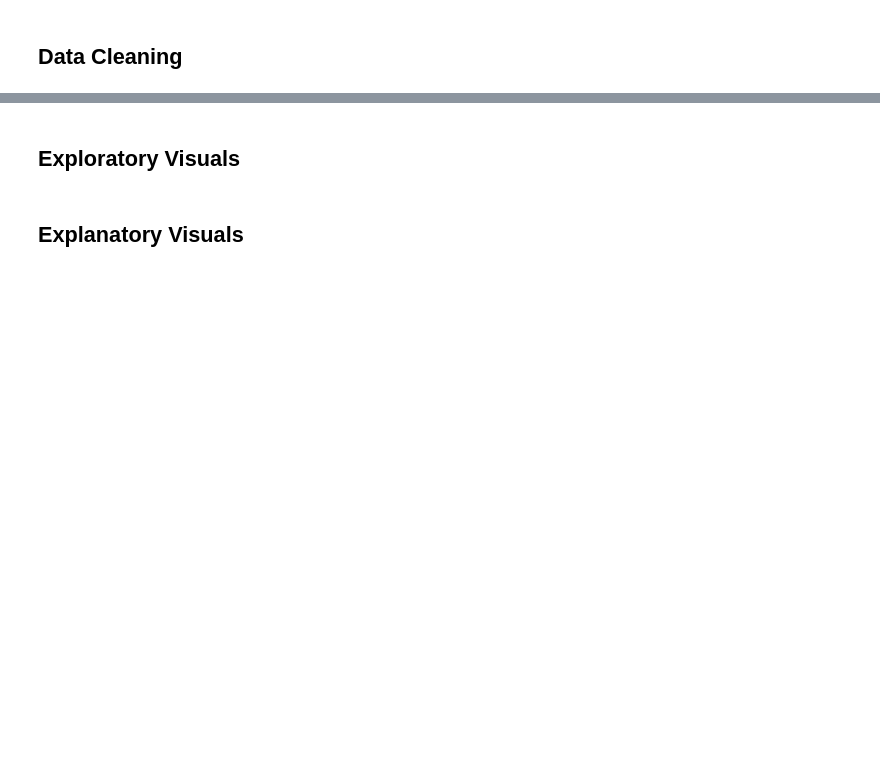
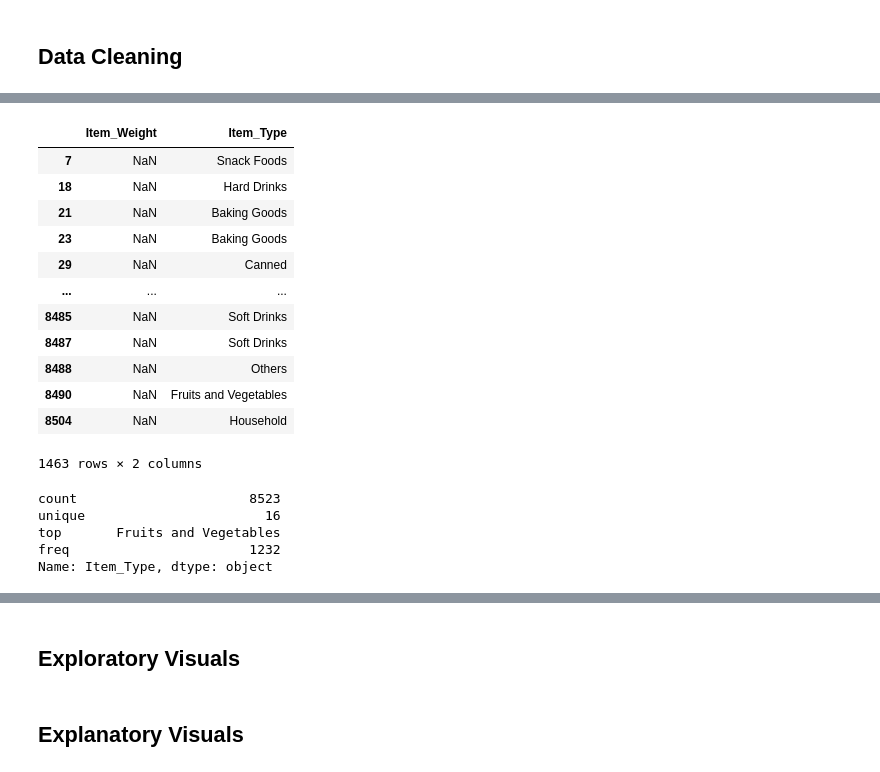
Before and after one commit to hawkeyedatatsai/food-sales-predictions, a Jupyter notebook: Heng_Tser_Tsai_Food_Sales_Predictions.ipynb, the cells around one changed output, grey strips where cells are left out. Drawn from its saved outputs; the diff is of its cells as text; code cells hidden in the pictures; blank space fills up the shorter version.

```diff
--- a/Heng_Tser_Tsai_Food_Sales_Predictions.ipynb
+++ b/Heng_Tser_Tsai_Food_Sales_Predictions.ipynb
@@ -9,0 +118,27 @@
+# %%
+Item_weight_missing_values_filter = df['Item_Weight'].isna()
+df[Item_weight_missing_values_filter][['Item_Weight', "Item_Type"]]
+#finds out 1463 rows w/ missing Item_Weight
+# %% [output]
+|  | Item_Weight | Item_Type |
+| 7 | NaN | Snack Foods |
+| 18 | NaN | Hard Drinks |
+| 21 | NaN | Baking Goods |
+| 23 | NaN | Baking Goods |
+| 29 | NaN | Canned |
+| ... | ... | ... |
+| 8485 | NaN | Soft Drinks |
+| 8487 | NaN | Soft Drinks |
+| 8488 | NaN | Others |
+| 8490 | NaN | Fruits and Vegetables |
+| 8504 | NaN | Household |
+1463 rows × 2 columns
+# %%
+df['Item_Type'].describe()
+#find out there are 16 unique item_types
+# %% [output]
+count                      8523
+unique                       16
+top       Fruits and Vegetables
+freq                       1232
+Name: Item_Type, dtype: object
```
Also changed, not shown: parts of 27 cells of this notebook.
